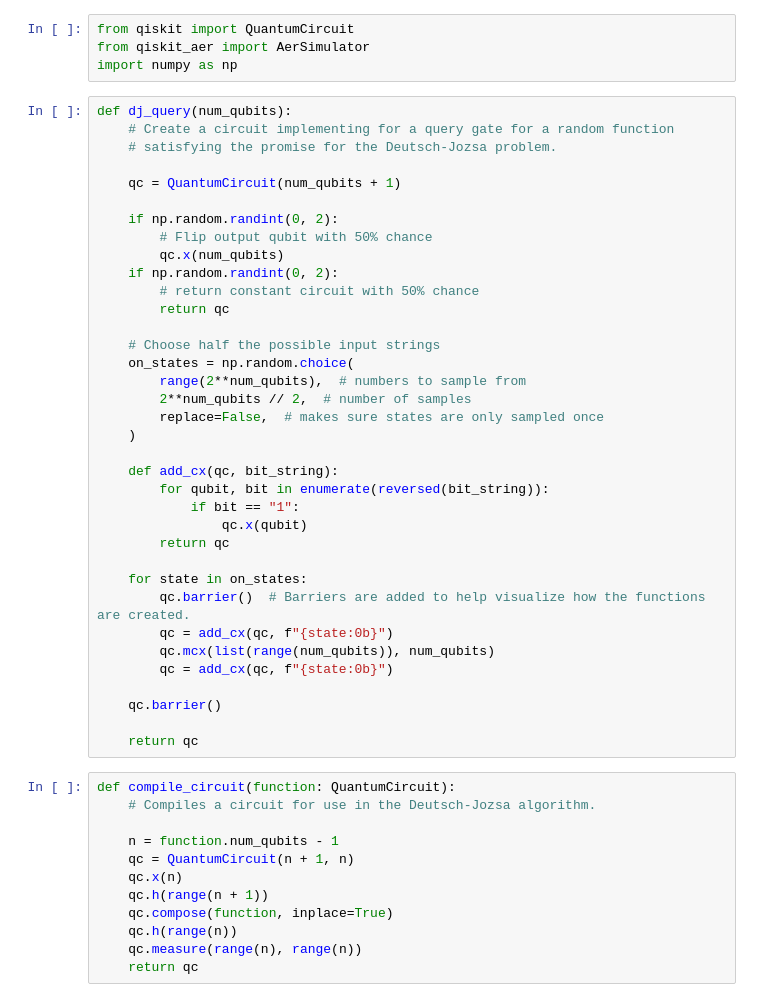
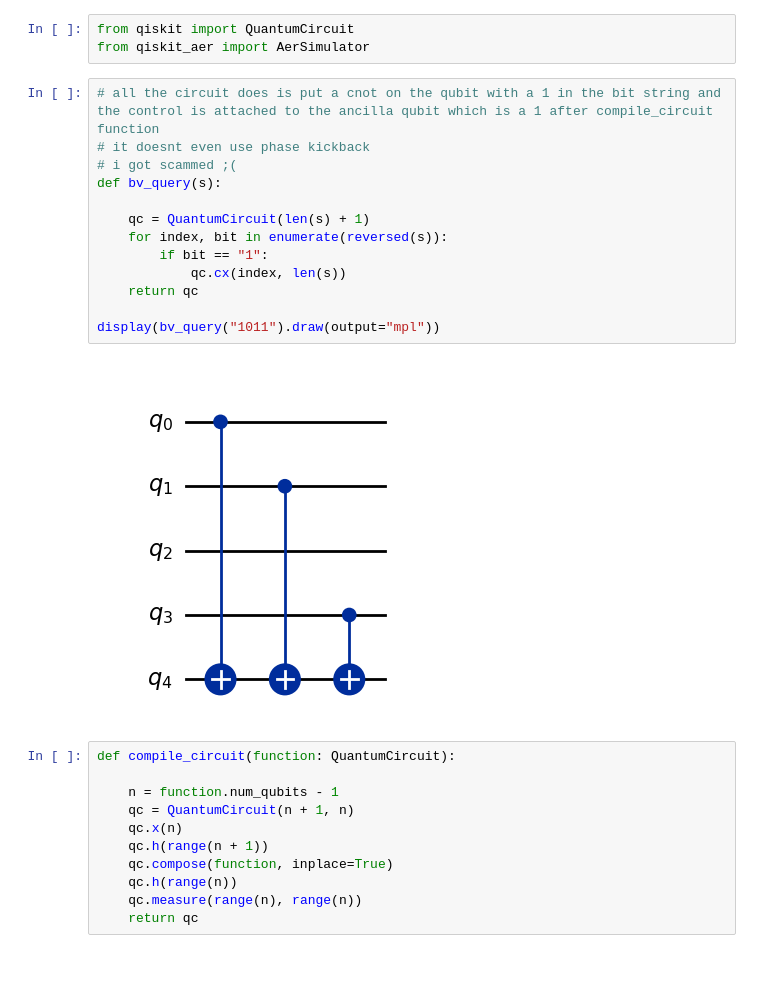
Before and after one commit to Idden/QuantumAlgorithmsQiskit, a Jupyter notebook: berstein_vazarani_algo.ipynb, the cells around one changed output. Drawn from its saved outputs; the diff is of its cells as text; blank space fills up the shorter version.

```diff
--- a/berstein_vazarani_algo.ipynb
+++ b/berstein_vazarani_algo.ipynb
@@ -1,46 +1,23 @@
 # %%
 from qiskit import QuantumCircuit
 from qiskit_aer import AerSimulator
-import numpy as np
 # %%
-def dj_query(num_qubits):
-    # Create a circuit implementing for a query gate for a random function
-    # satisfying the promise for the Deutsch-Jozsa problem.
+# all the circuit does is put a cnot on the qubit with a 1 in the bit string and the control is attached to the ancilla qubit which is a 1 after compile_circuit function
+# it doesnt even use phase kickback
+# i got scammed ;(
+def bv_query(s):
 
-    qc = QuantumCircuit(num_qubits + 1)
+    qc = QuantumCircuit(len(s) + 1)
+    for index, bit in enumerate(reversed(s)):
+        if bit == "1":
+            qc.cx(index, len(s))
+    return qc
 
-    if np.random.randint(0, 2):
-        # Flip output qubit with 50% chance
-        qc.x(num_qubits)
-    if np.random.randint(0, 2):
-        # return constant circuit with 50% chance
-        return qc
-
-    # Choose half the possible input strings
-    on_states = np.random.choice(
-        range(2**num_qubits),  # numbers to sample from
-        2**num_qubits // 2,  # number of samples
-        replace=False,  # makes sure states are only sampled once
-    )
-
-    def add_cx(qc, bit_string):
-        for qubit, bit in enumerate(reversed(bit_string)):
-            if bit == "1":
-                qc.x(qubit)
-        return qc
-
-    for state in on_states:
-        qc.barrier()  # Barriers are added to help visualize how the functions are created.
-        qc = add_cx(qc, f"{state:0b}")
-        qc.mcx(list(range(num_qubits)), num_qubits)
-        qc = add_cx(qc, f"{state:0b}")
-
-    qc.barrier()
-
-    return qc
+display(bv_query("1011").draw(output="mpl"))
+# %% [output]
+[figure, added]
 # %%
 def compile_circuit(function: QuantumCircuit):
-    # Compiles a circuit for use in the Deutsch-Jozsa algorithm.
 
     n = function.num_qubits - 1
     qc = QuantumCircuit(n + 1, n)
```
Also changed, not shown: parts of 2 cells of this notebook, 1 other file.
